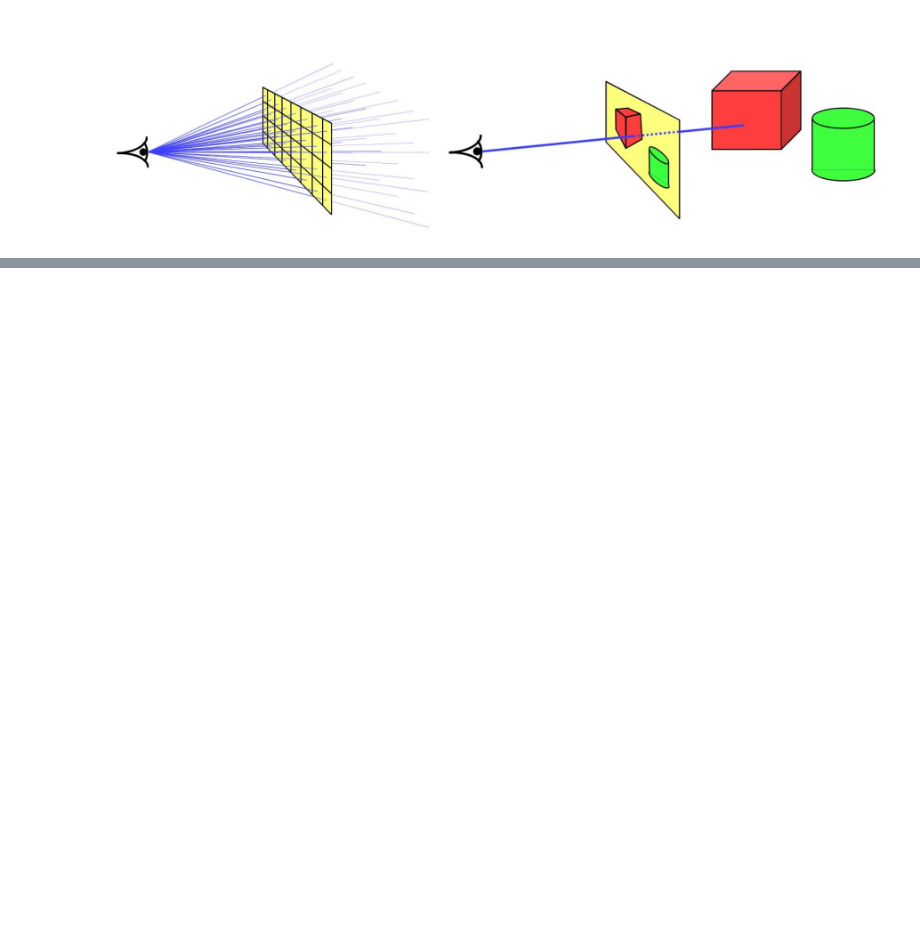
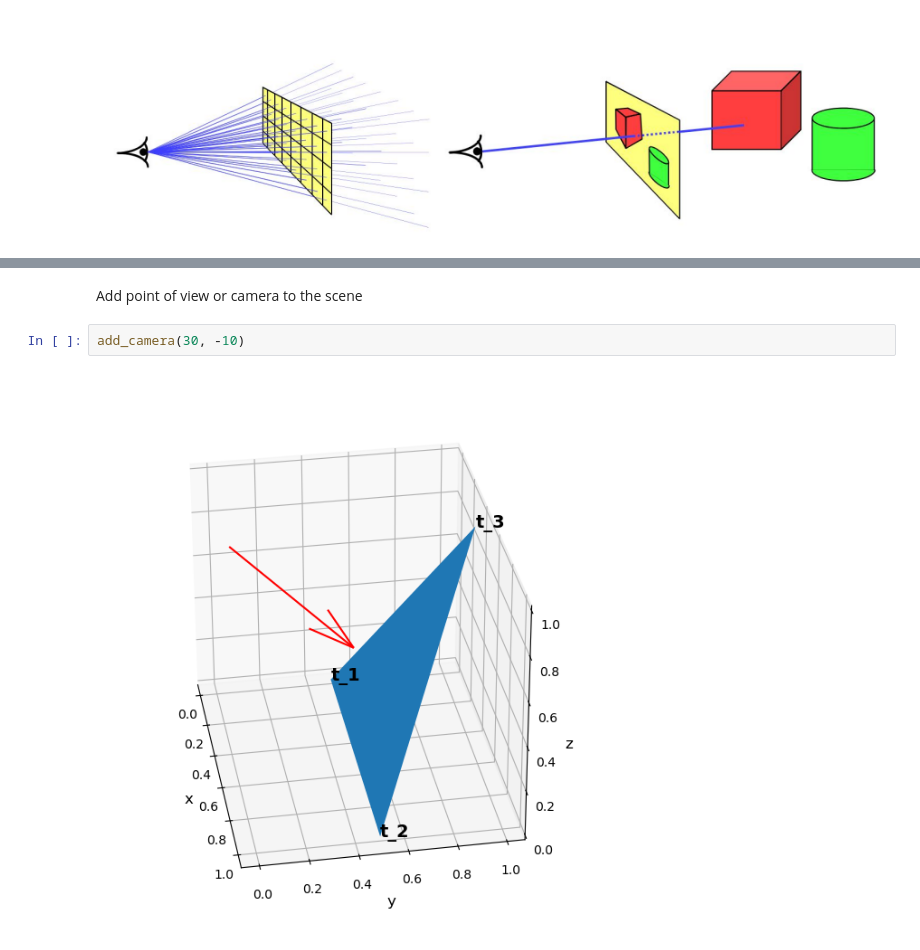
Before and after one commit to nikolayzhechev/Ray-Tracing-Algorithm-and-Ray-Tracer, a Jupyter notebook: Notes.ipynb, the cells around one changed output, grey strips where cells are left out. Cells and saved outputs as stored; diff of their text form; blank space fills up the shorter version.

```diff
--- a/Notes.ipynb
+++ b/Notes.ipynb
@@ -90,0 +109,6 @@ Set the screen plane pixel to the nearest recorded color.
+# %% [markdown]
+Add point of view or camera to the scene
+# %%
+add_camera(30, -10)
+# %% [output]
+[figure, added]
```
Also changed, not shown: parts of 14 cells of this notebook.
